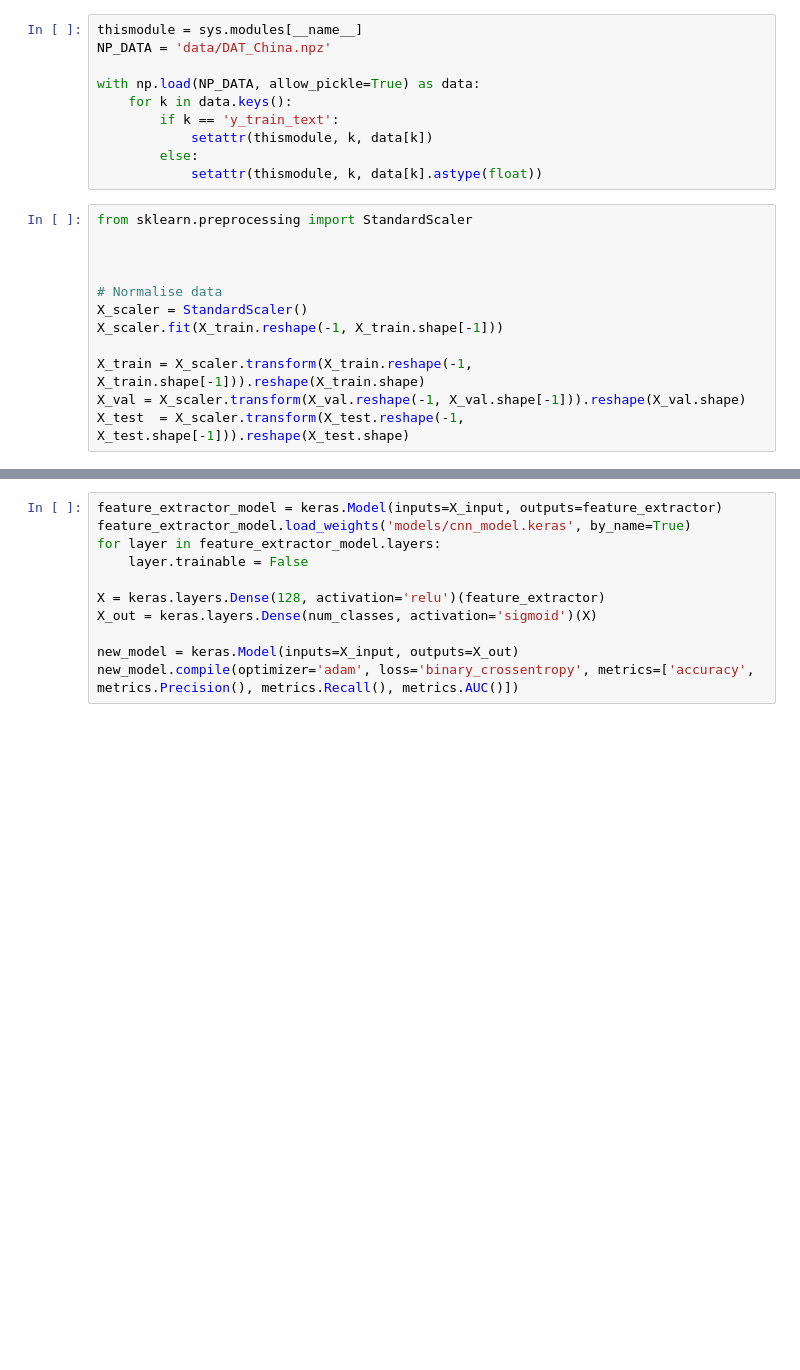
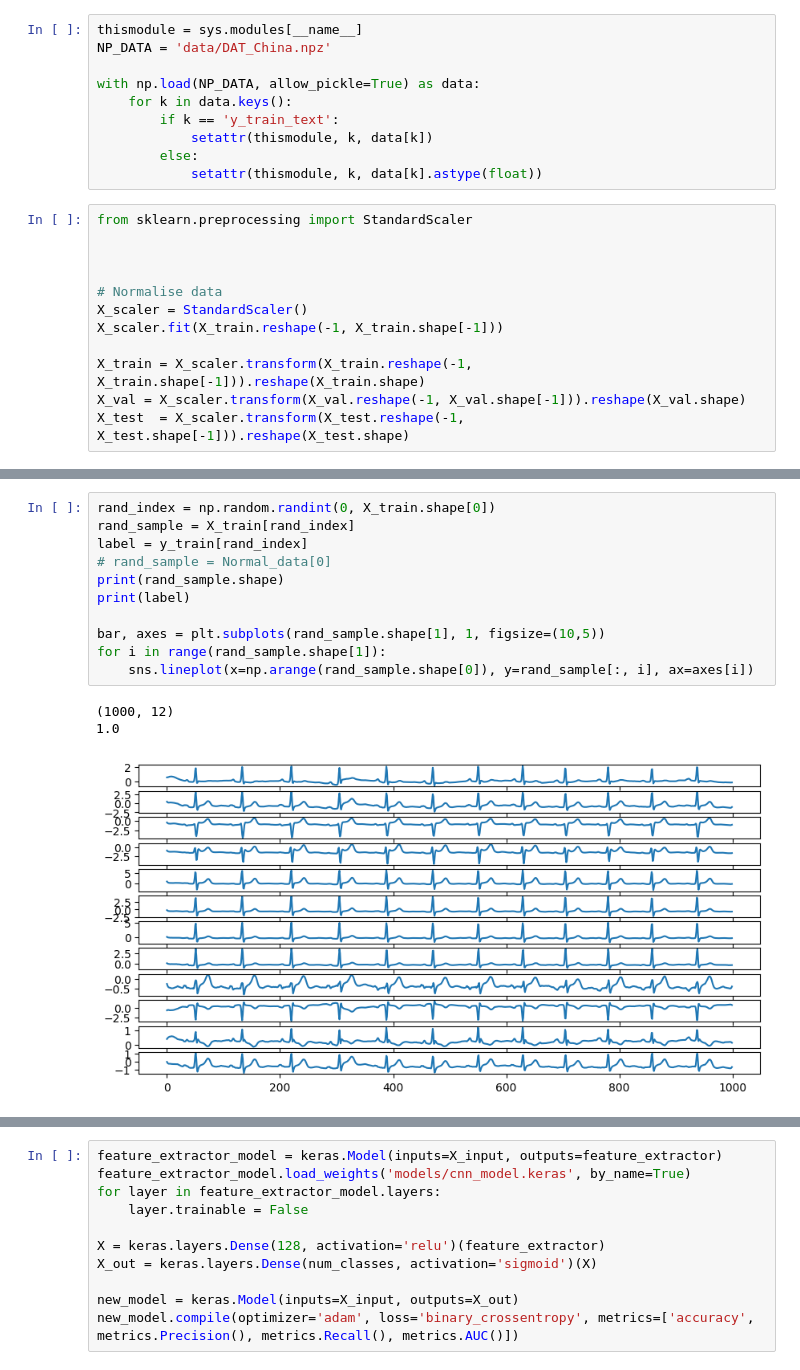
Before and after one commit to raaifhadadi/FYP, a Jupyter notebook: brugada.ipynb, the cells around one changed output, grey strips where cells are left out. Saved outputs shown, nothing was run; the diff lists cells and outputs as text; blank space fills up the shorter version.

```diff
--- a/brugada.ipynb
+++ b/brugada.ipynb
@@ -257,3 +261,18 @@ for i in range(rand_sample.shape[1]):
+# %%
+rand_index = np.random.randint(0, X_train.shape[0])
+rand_sample = X_train[rand_index]
+label = y_train[rand_index]
+# rand_sample = Normal_data[0]
+print(rand_sample.shape)
+print(label)
+
+bar, axes = plt.subplots(rand_sample.shape[1], 1, figsize=(10,5))
+for i in range(rand_sample.shape[1]):
+    sns.lineplot(x=np.arange(rand_sample.shape[0]), y=rand_sample[:, i], ax=axes[i])
+# %% [output]
+(1000, 12)
+1.0
+[figure, added]
 # %%
 def cnn_model(X, num_classes=5, filters = [32, 64, 128], kernels = [5,3,3]):
 
```
Also changed, not shown: parts of 11 cells of this notebook.
